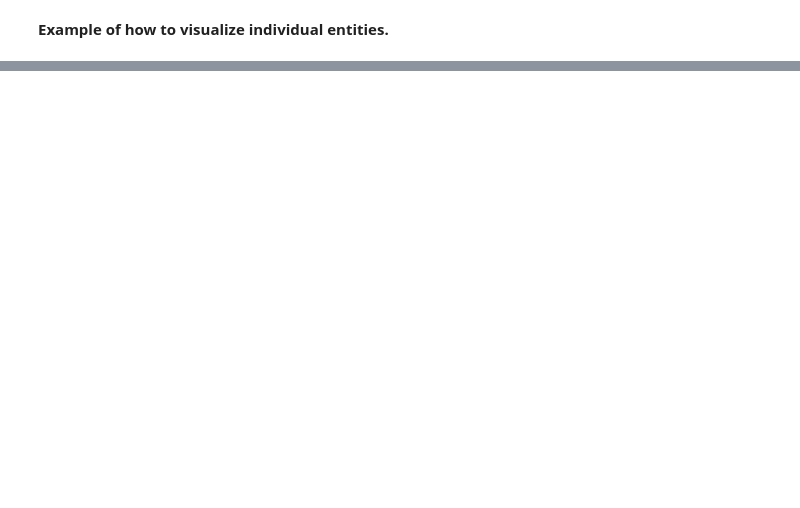
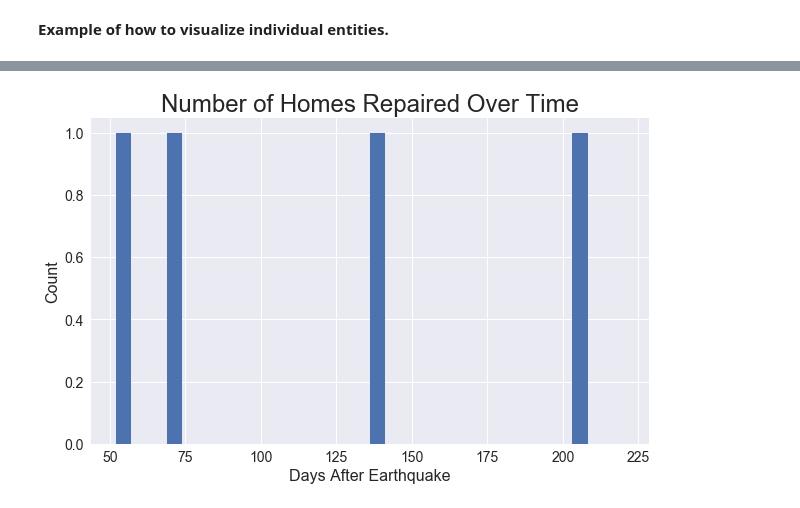
Before and after one commit to scottbmiles/DESaster, a Jupyter notebook: scenarios/desaster_application_template.ipynb, the cells around one changed output, grey strips where cells are left out. Saved outputs shown, nothing was run; the diff lists cells and outputs as text; code cells hidden in the pictures; blank space fills up the shorter version.

```diff
--- a/scenarios/desaster_application_template.ipynb
+++ b/scenarios/desaster_application_template.ipynb
@@ -573,0 +615,10 @@ ax.set(xlabel="Days After Event", ylabel="Housing Recovery Events for {0}".forma
+# %%
+f, ax = plt.subplots(1, figsize=(16, 6))
+df["home_get"].plot(kind='hist', bins=10, title='Number of Homes Repaired Over Time', figsize=(10,6), fontsize=14)
+plt.xlabel('Days After Earthquake', fontsize=16)
+plt.ylabel('Count', fontsize=16)
+
+for container in ax.containers:
+              plt.setp(container, width=5)
+# %% [output]
+[figure, added]
```
Also changed, not shown: parts of 8 cells of this notebook, 1 other file.
